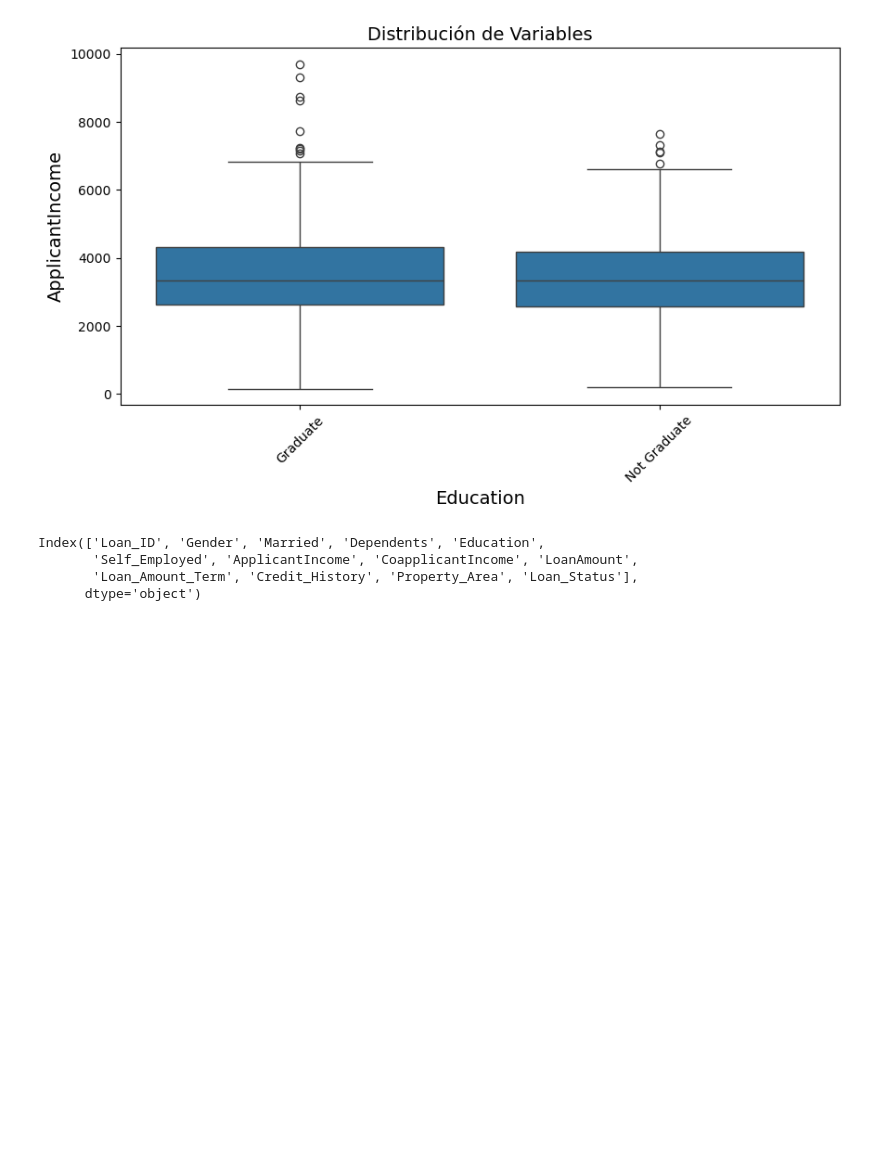
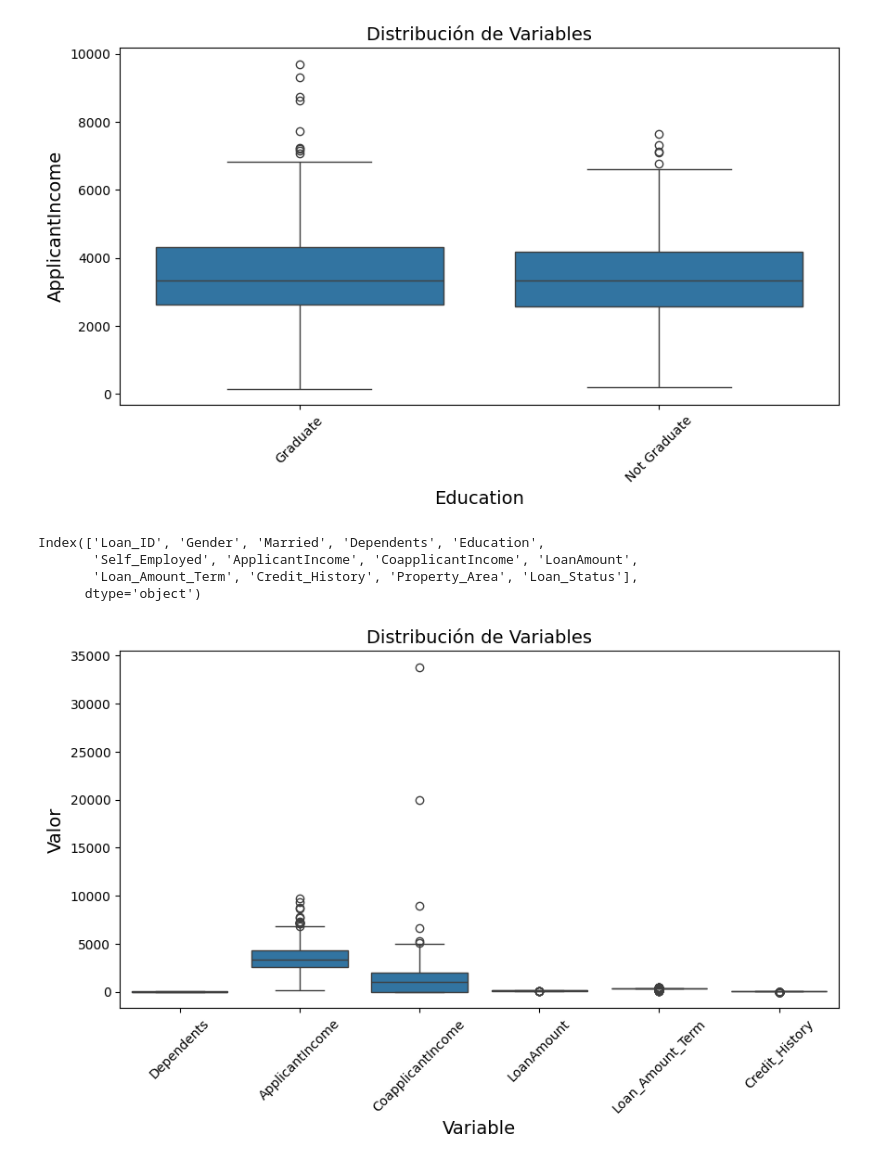
Before and after one commit to LuisDavid01/notebook-proyecto-big-data, a Jupyter notebook: SC-707_G7_Propuesta de proyecto.ipynb, the cells around one changed output. Cells and saved outputs as stored; diff of their text form; code cells hidden in the pictures; blank space fills up the shorter version.

```diff
--- a/SC-707_G7_Propuesta de proyecto.ipynb
+++ b/SC-707_G7_Propuesta de proyecto.ipynb
@@ -205,3 +211,20 @@ Index(['Loan_ID', 'Gender', 'Married', 'Dependents', 'Education',
        'Self_Employed', 'ApplicantIncome', 'CoapplicantIncome', 'LoanAmount',
        'Loan_Amount_Term', 'Credit_History', 'Property_Area', 'Loan_Status'],
       dtype='object')
+# %%
+dfMelted = prestamos.melt(var_name="Variable", value_name="Valor")
+
+dfMelted = dfMelted[pd.to_numeric(dfMelted["Valor"], errors="coerce").notnull()]
+dfMelted["Valor"] = dfMelted["Valor"].astype(float)
+
+dfMelted
+# Generar el boxplot
+
+import seaborn as sns
+plt.figure(figsize=(10, 5))
+sns.boxplot(x="Variable", y="Valor", data=dfMelted)
+plt.title("Distribución de Variables")
+plt.xticks(rotation=45)
+plt.show()
+# %% [output]
+[figure, added]
```
Also changed, not shown: parts of 2 cells of this notebook.
